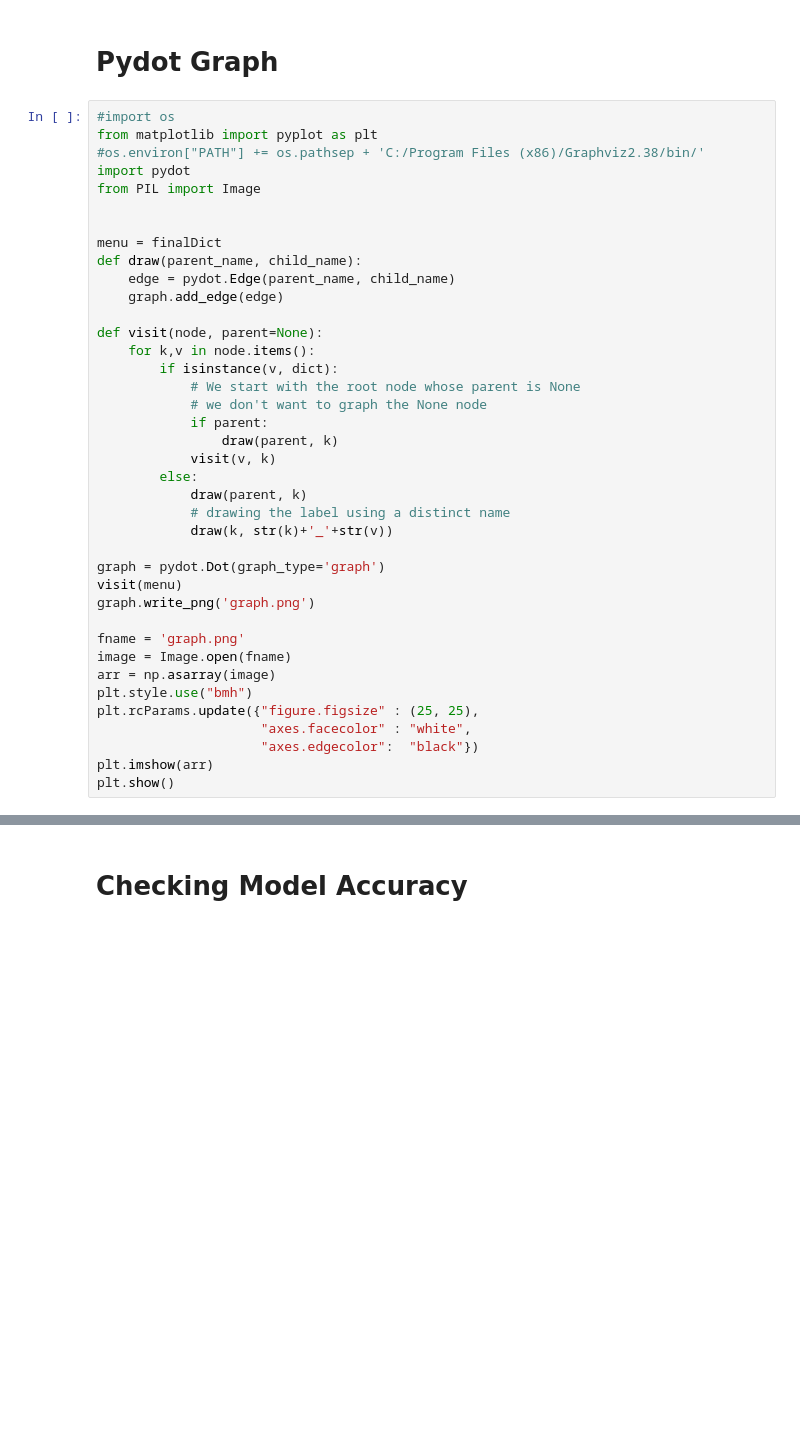
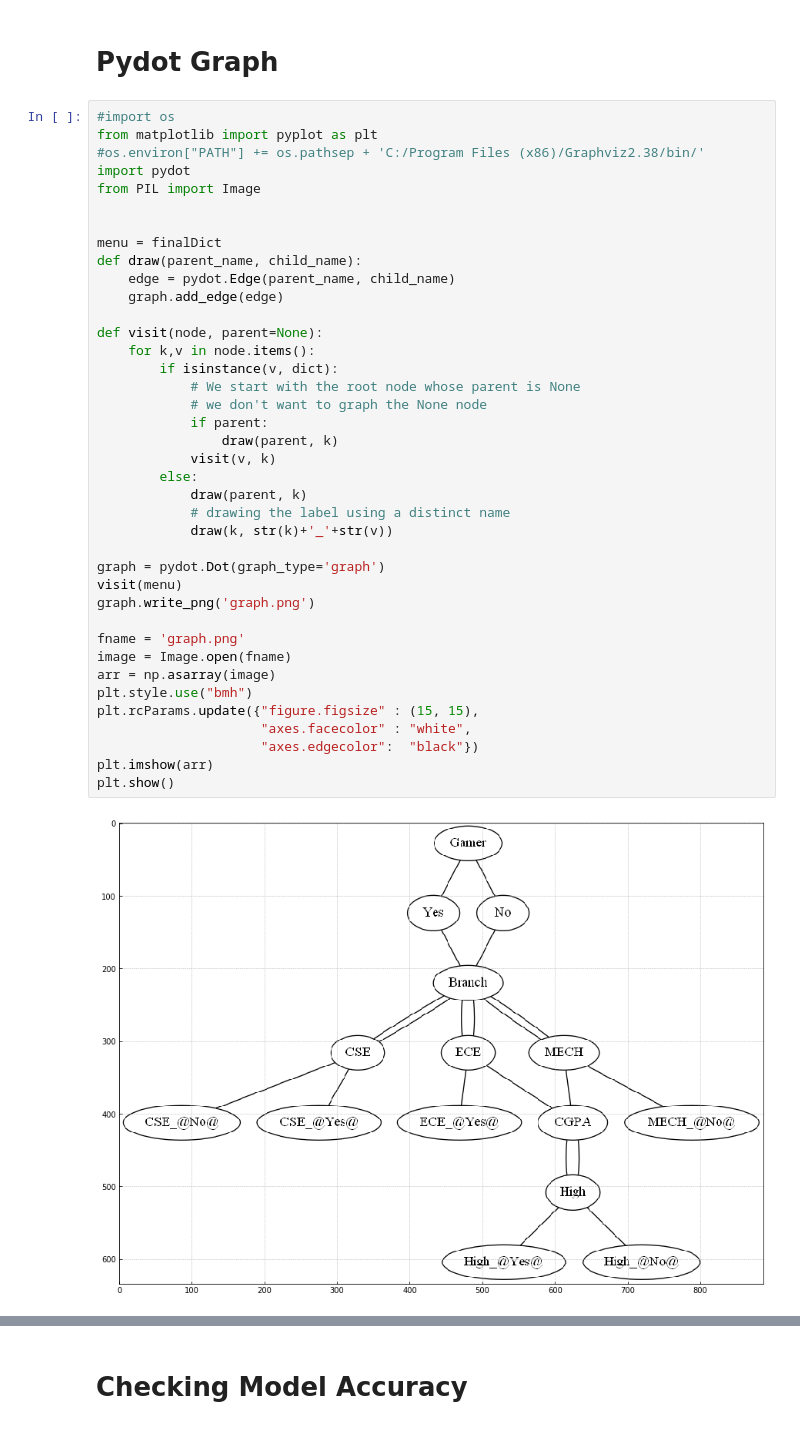
Before and after one commit to arjunmohnot/MachineLearningAssignment, a Jupyter notebook: Lab-02-ID3,Cart algorithm/ID3.ipynb, the cells around one changed output, grey strips where cells are left out. Drawn from its saved outputs; the diff is of its cells as text; blank space fills up the shorter version.

```diff
--- a/Lab-02-ID3,Cart algorithm/ID3.ipynb
+++ b/Lab-02-ID3,Cart algorithm/ID3.ipynb
@@ -284,31 +284,33 @@ from PIL import Image
 menu = finalDict
 def draw(parent_name, child_name):
     edge = pydot.Edge(parent_name, child_name)
     graph.add_edge(edge)
 
 def visit(node, parent=None):
     for k,v in node.items():
         if isinstance(v, dict):
             # We start with the root node whose parent is None
             # we don't want to graph the None node
             if parent:
                 draw(parent, k)
             visit(v, k)
         else:
             draw(parent, k)
             # drawing the label using a distinct name
             draw(k, str(k)+'_'+str(v))
 
 graph = pydot.Dot(graph_type='graph')
 visit(menu)
 graph.write_png('graph.png')
 
 fname = 'graph.png'
 image = Image.open(fname)
 arr = np.asarray(image)
 plt.style.use("bmh")
-plt.rcParams.update({"figure.figsize" : (25, 25),
+plt.rcParams.update({"figure.figsize" : (15, 15),
                      "axes.facecolor" : "white",
                      "axes.edgecolor":  "black"})
 plt.imshow(arr)
 plt.show()
+# %% [output]
+[figure, added]
```
Also changed, not shown: parts of 25 cells of this notebook.
